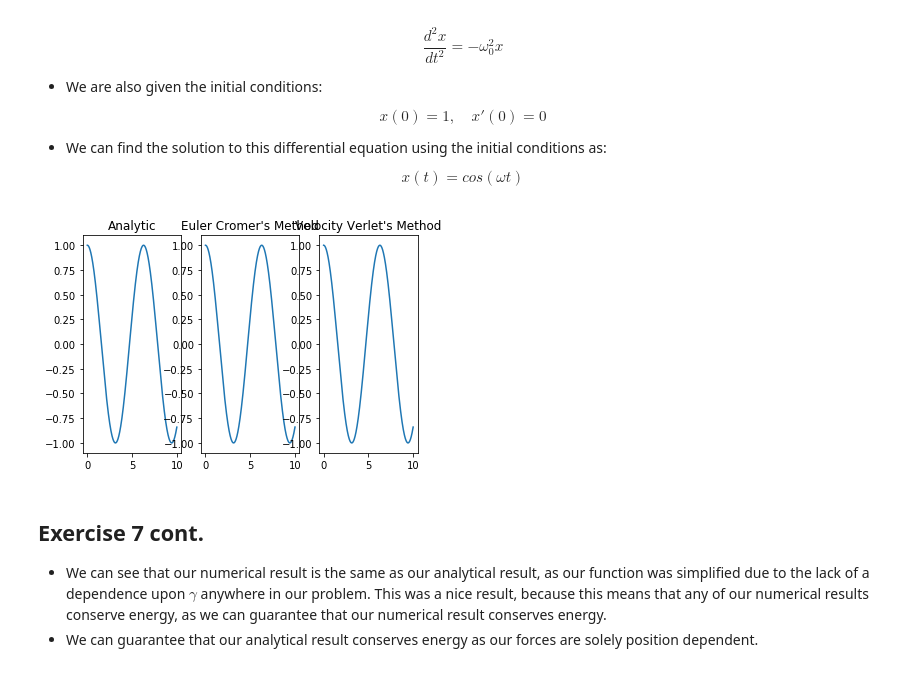
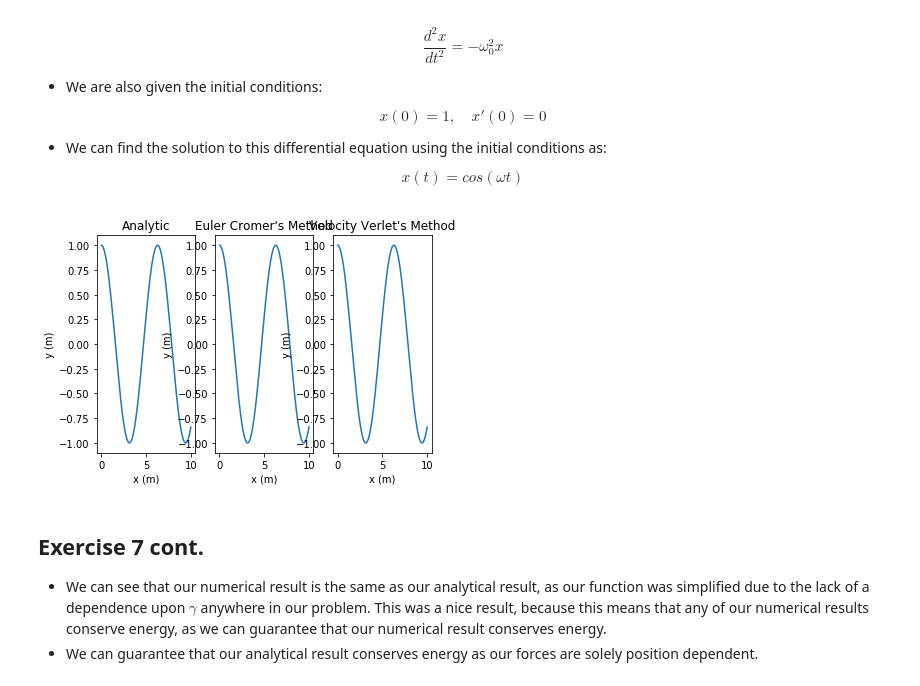
Before and after one commit to dravinflores/PHY321-Homework, a Jupyter notebook: Homework5.ipynb, the cells around one changed output. Drawn from its saved outputs; the diff is of its cells as text; code cells hidden in the pictures.

```diff
--- a/Homework5.ipynb
+++ b/Homework5.ipynb
@@ -416,40 +416,40 @@ v_0 = 0
 # (ta, ra, va) = calculate_euler(r0=r_0)
 (ta, ra) = calculate_analytic(omega=1, r0=r_0)
 (tb, rb, vb) = calculate_euler_cromer(r0=r_0)
 (tc, rc, vc) = calculate_velocity_verlet(r0=r_0)
 
 # Plot the data
 # (figure, axis) = plt.subplots()
 # axis.set_xlabel('x (m)')
 # axis.set_ylabel('y (m)')
 # axis.plot(ra[:, 0], ra[:, 1])
 # figure.tight_layout()
 
 
 plt.subplot(1, 3, 1)
 plt.plot(ta, ra)
-axis.set_xlabel('x (m)')
-axis.set_ylabel('y (m)')
+plt.xlabel('x (m)')
+plt.ylabel('y (m)')
 plt.title("Analytic")
 # plt.tight_layout()
 
 plt.subplot(1, 3, 2)
 plt.plot(tb, rb)
-axis.set_xlabel('x (m)')
-axis.set_ylabel('y (m)')
+plt.xlabel('x (m)')
+plt.ylabel('y (m)')
 plt.title("Euler Cromer's Method")
 # plt.tight_layout()
 
 plt.subplot(1, 3, 3)
 plt.plot(tc, rc)
-axis.set_xlabel('x (m)')
-axis.set_ylabel('y (m)')
+plt.xlabel('x (m)')
+plt.ylabel('y (m)')
 plt.title("Velocity Verlet's Method")
 # plt.tight_layout()
 
 plt.show()
 # %% [output]
-[figure, old version]
+[figure, new version]
 # %% [markdown]
 ## Exercise 7 cont.
 
```
